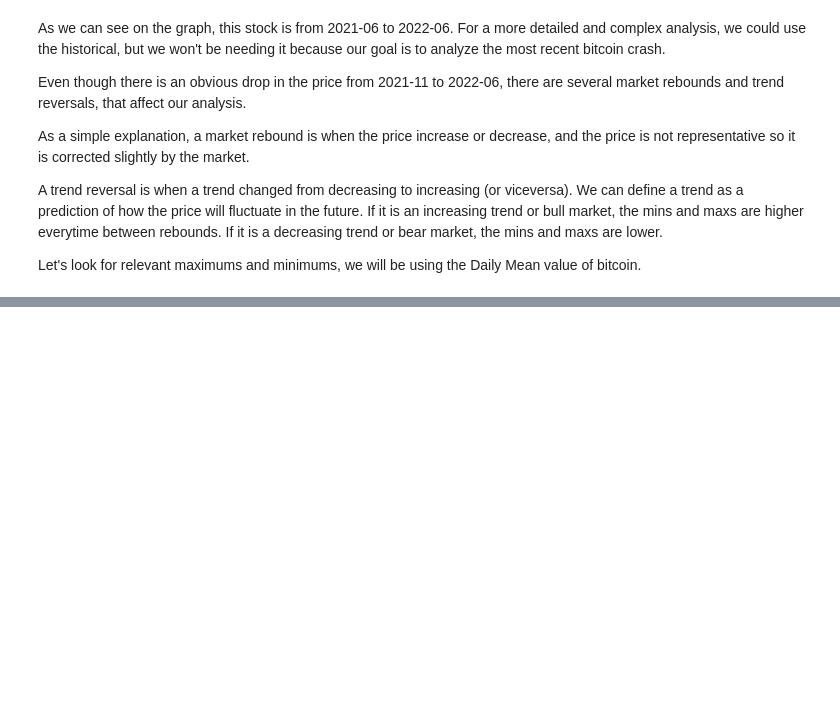
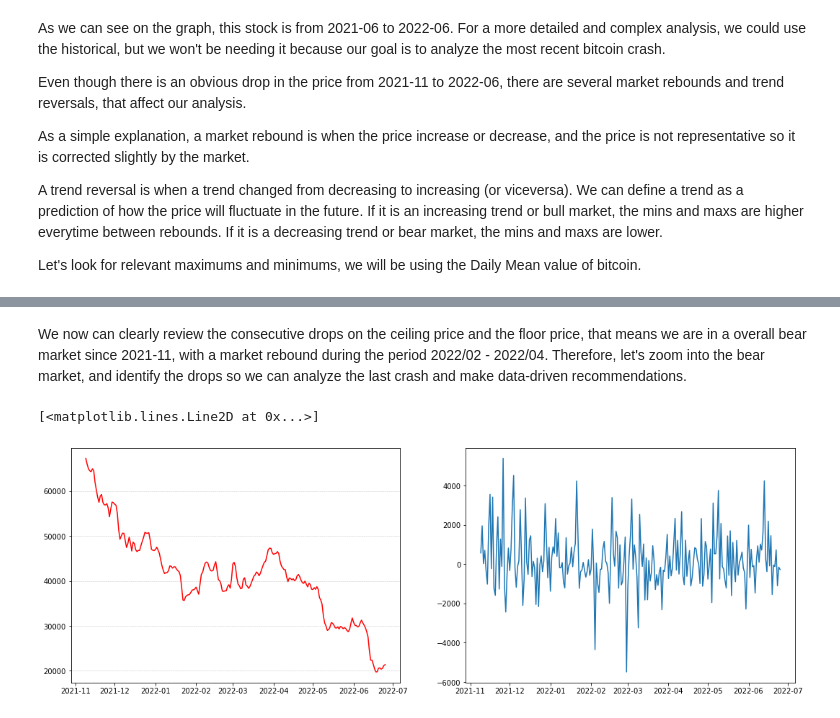
Before and after one commit to lucacastro/Portfolio, a Jupyter notebook: bitcoin-python-case-study/python-bitcoin-case-study.ipynb, the cells around one changed output, grey strips where cells are left out. Cells and saved outputs as stored; diff of their text form; code cells hidden in the pictures; blank space fills up the shorter version.

```diff
--- a/bitcoin-python-case-study/python-bitcoin-case-study.ipynb
+++ b/bitcoin-python-case-study/python-bitcoin-case-study.ipynb
@@ -100,0 +107,15 @@ plt.plot(maxs['Date'], maxs['Mean'], marker="o", color = "red", markersize=4)
+# %% [markdown]
+We now can clearly review the consecutive drops on the ceiling price and the floor price, that means we are in a overall bear market since 2021-11, with a market rebound during the period 2022/02 - 2022/04. Therefore, let's zoom into the bear market, and identify the drops so we can analyze the last crash and make data-driven recommendations.
+# %%
+plt.figure(figsize=(18,6))
+plt.title('Bitcoin/USD 2021-11-09 to 2022-06-25')
+plt.subplot(1, 2, 1)
+#btc[(btc.loc[btc['Mean'] == btc['Mean'].max(), 'Date']):(btc['Date'].last_valid_index)]
+zoom = btc[btc[btc['Mean'] == btc['Mean'].max()].index[0]:]
+plt.plot(zoom['Date'], zoom['Mean'], color="red", linewidth=1.5)
+[plt.axhline(y=i, color='gray', linewidth = .5, linestyle  = 'dashed', alpha=.5)  for i in [20000, 30000, 40000, 50000, 60000]]
+plt.subplot(1, 2, 2)
+plt.plot(zoom['Date'], zoom['Open'] - zoom['Close']) #let's try to interpolate with scipy.interpolate
+# %% [output]
+[<matplotlib.lines.Line2D at 0x...>]
+[figure, added]
```
Also changed, not shown: parts of 2 cells of this notebook.
